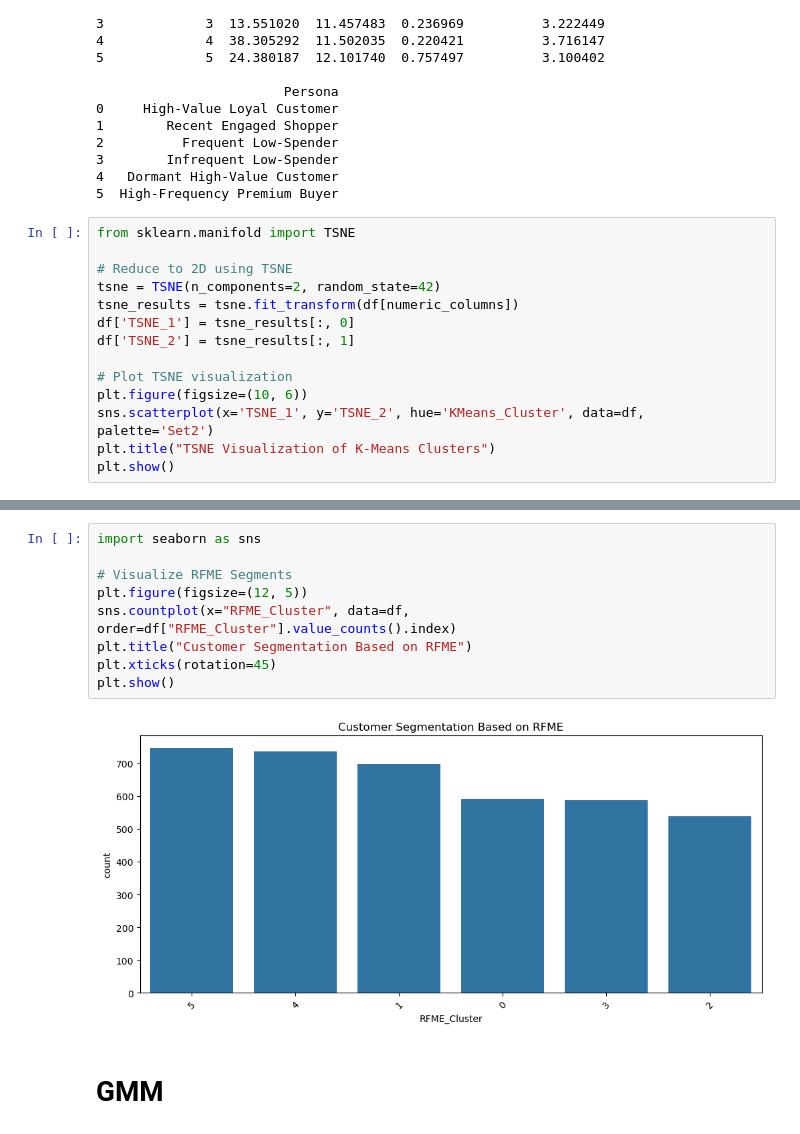
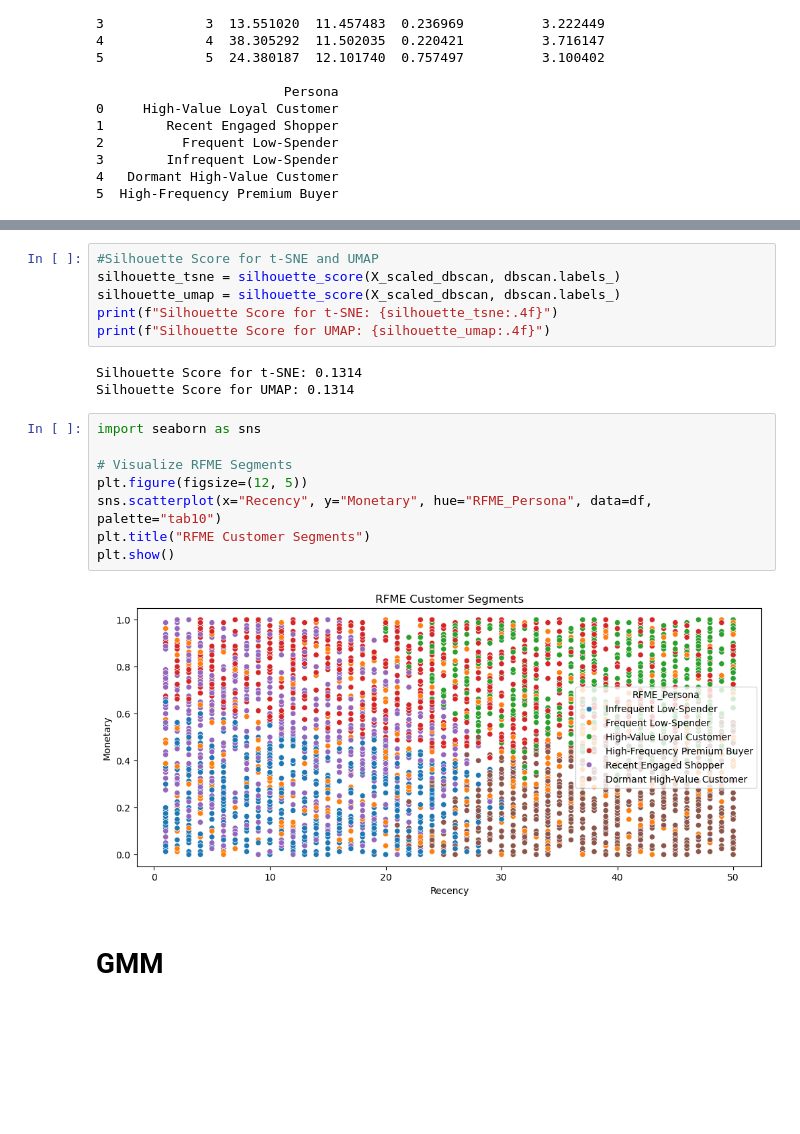
Before and after one commit to CassandraMaldonado/ML_customer_clustering, a Jupyter notebook: Clustering models.ipynb, the cells around one changed output, grey strips where cells are left out. Drawn from its saved outputs; the diff is of its cells as text; blank space fills up the shorter version.

```diff
--- a/Clustering models.ipynb
+++ b/Clustering models.ipynb
@@ -737,17 +737,3 @@ RFME Cluster Summary:
 3        Infrequent Low-Spender
 4   Dormant High-Value Customer
 5  High-Frequency Premium Buyer
-# %%
-from sklearn.manifold import TSNE
-
-# Reduce to 2D using TSNE
-tsne = TSNE(n_components=2, random_state=42)
-tsne_results = tsne.fit_transform(df[numeric_columns])
-df['TSNE_1'] = tsne_results[:, 0]
-df['TSNE_2'] = tsne_results[:, 1]
-
-# Plot TSNE visualization
-plt.figure(figsize=(10, 6))
-sns.scatterplot(x='TSNE_1', y='TSNE_2', hue='KMeans_Cluster', data=df, palette='Set2')
-plt.title("TSNE Visualization of K-Means Clusters")
-plt.show()
@@ -756,14 +786,22 @@ plt.show()
+# %%
+#Silhouette Score for t-SNE and UMAP
+silhouette_tsne = silhouette_score(X_scaled_dbscan, dbscan.labels_)
+silhouette_umap = silhouette_score(X_scaled_dbscan, dbscan.labels_)
+print(f"Silhouette Score for t-SNE: {silhouette_tsne:.4f}")
+print(f"Silhouette Score for UMAP: {silhouette_umap:.4f}")
+# %% [output]
+Silhouette Score for t-SNE: 0.1314
+Silhouette Score for UMAP: 0.1314
 # %%
 import seaborn as sns
 
 # Visualize RFME Segments
 plt.figure(figsize=(12, 5))
-sns.countplot(x="RFME_Cluster", data=df, order=df["RFME_Cluster"].value_counts().index)
-plt.title("Customer Segmentation Based on RFME")
-plt.xticks(rotation=45)
+sns.scatterplot(x="Recency", y="Monetary", hue="RFME_Persona", data=df, palette="tab10")
+plt.title("RFME Customer Segments")
 plt.show()
 # %% [output]
-[figure, old version]
+[figure, new version]
 # %% [markdown]
 # GMM
 # %%
```
Also changed, not shown: parts of 2 cells of this notebook.
